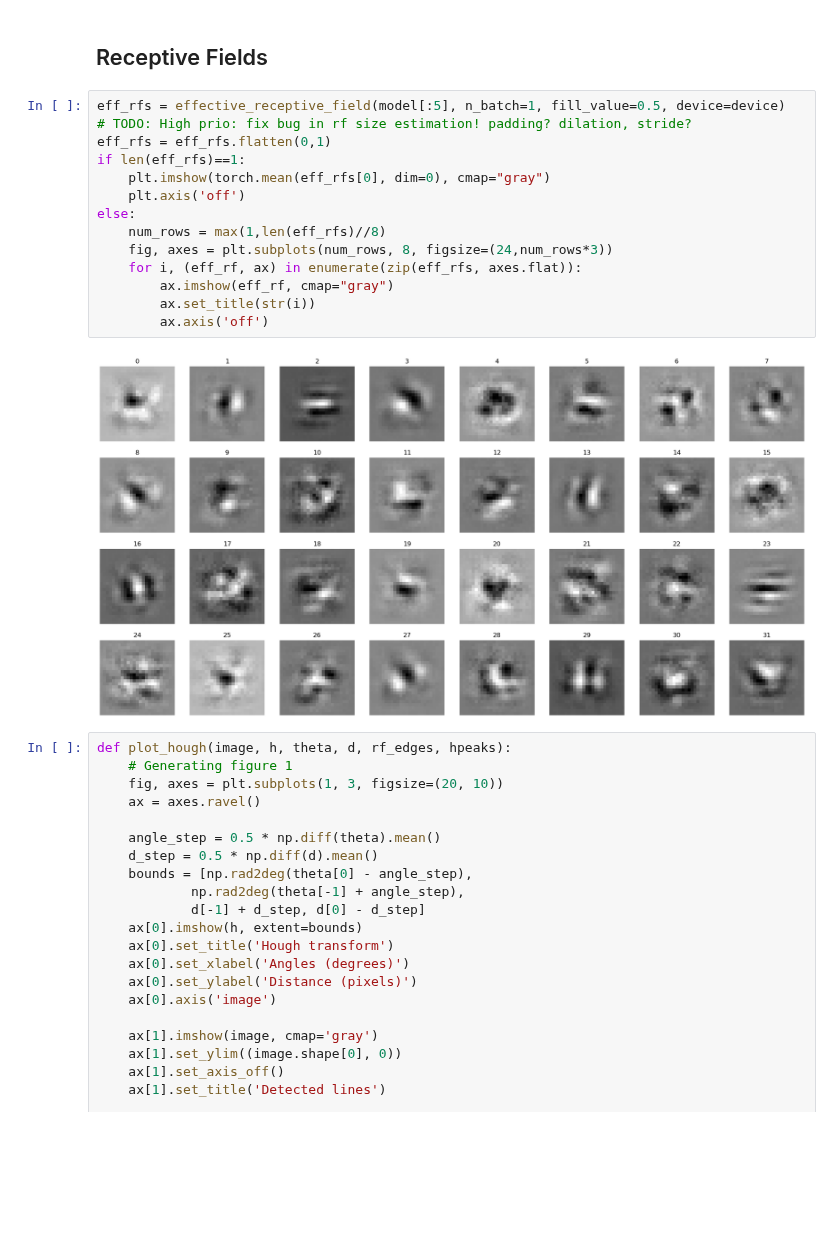
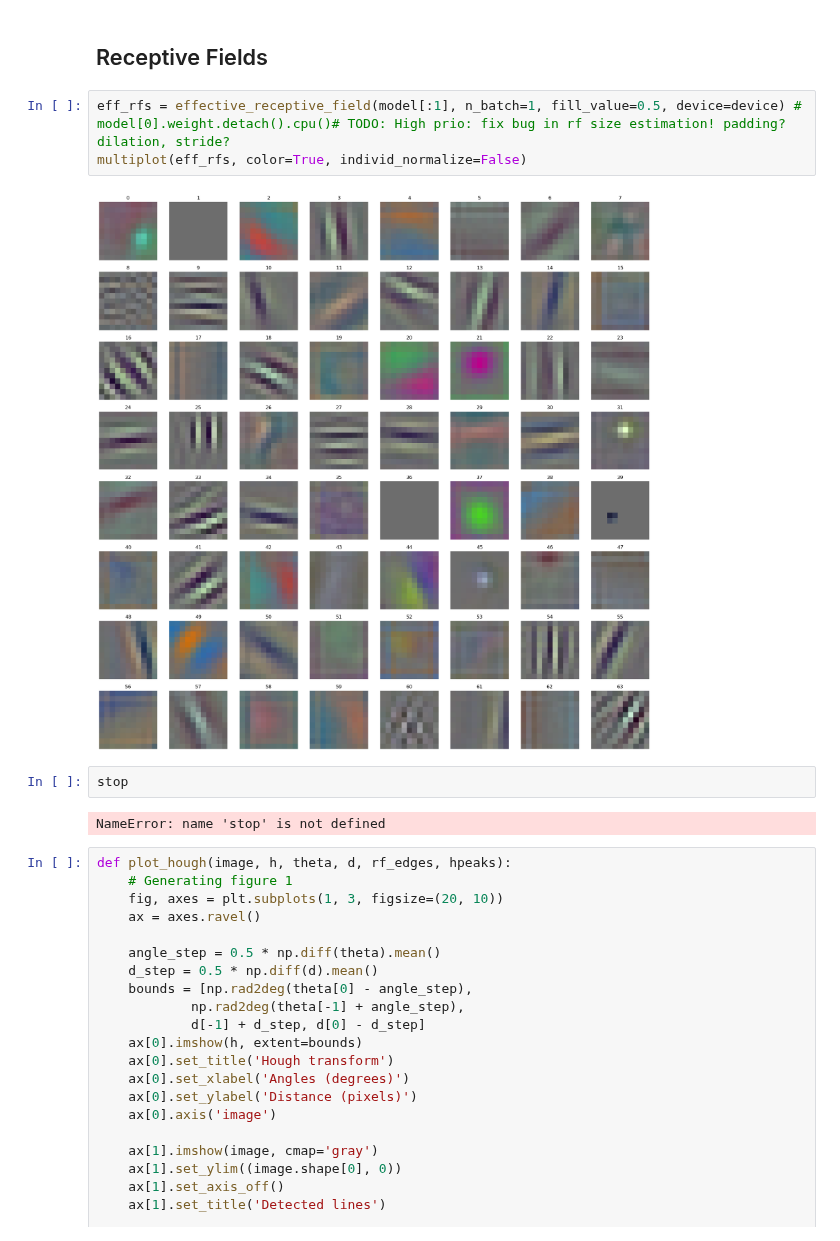
Before and after one commit to fabioseel/receptive-fields, a Jupyter notebook: src/evaluation.ipynb, the cells around one changed output. Drawn from its saved outputs; the diff is of its cells as text; blank space fills up the shorter version.

```diff
--- a/src/evaluation.ipynb
+++ b/src/evaluation.ipynb
@@ -84,20 +94,14 @@ for ax, im in zip(axes[1], processed):
 # %% [markdown]
 ## Receptive Fields
-# %%
-eff_rfs = effective_receptive_field(model[:5], n_batch=1, fill_value=0.5, device=device)  # TODO: High prio: fix bug in rf size estimation! padding? dilation, stride?
-eff_rfs = eff_rfs.flatten(0,1)
-if len(eff_rfs)==1:
-    plt.imshow(torch.mean(eff_rfs[0], dim=0), cmap="gray")
-    plt.axis('off')
-else:
-    num_rows = max(1,len(eff_rfs)//8)
-    fig, axes = plt.subplots(num_rows, 8, figsize=(24,num_rows*3))
-    for i, (eff_rf, ax) in enumerate(zip(eff_rfs, axes.flat)):
-        ax.imshow(eff_rf, cmap="gray")
-        ax.set_title(str(i))
-        ax.axis('off')
-# %% [output]
-[figure, removed]
+# %%
+eff_rfs = effective_receptive_field(model[:1], n_batch=1, fill_value=0.5, device=device) # model[0].weight.detach().cpu()# TODO: High prio: fix bug in rf size estimation! padding? dilation, stride?
+multiplot(eff_rfs, color=True, individ_normalize=False)
+# %% [output]
+[figure, added]
+# %%
+stop
+# %% [output]
+NameError: name 'stop' is not defined
 # %%
 def plot_hough(image, h, theta, d, rf_edges, hpeaks):
     # Generating figure 1
```
Also changed, not shown: parts of 9 cells of this notebook.
